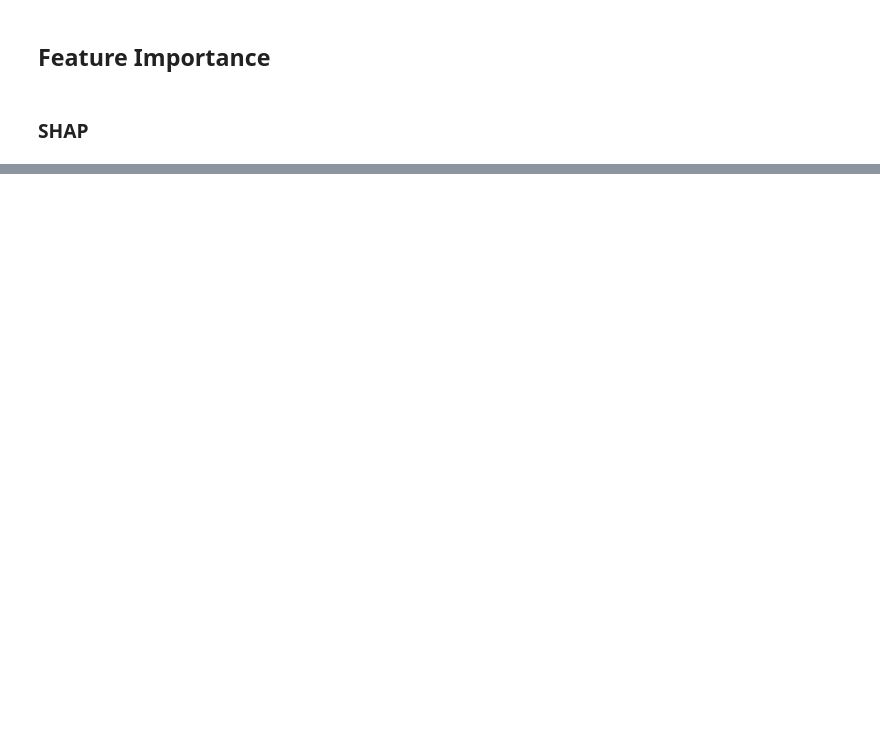
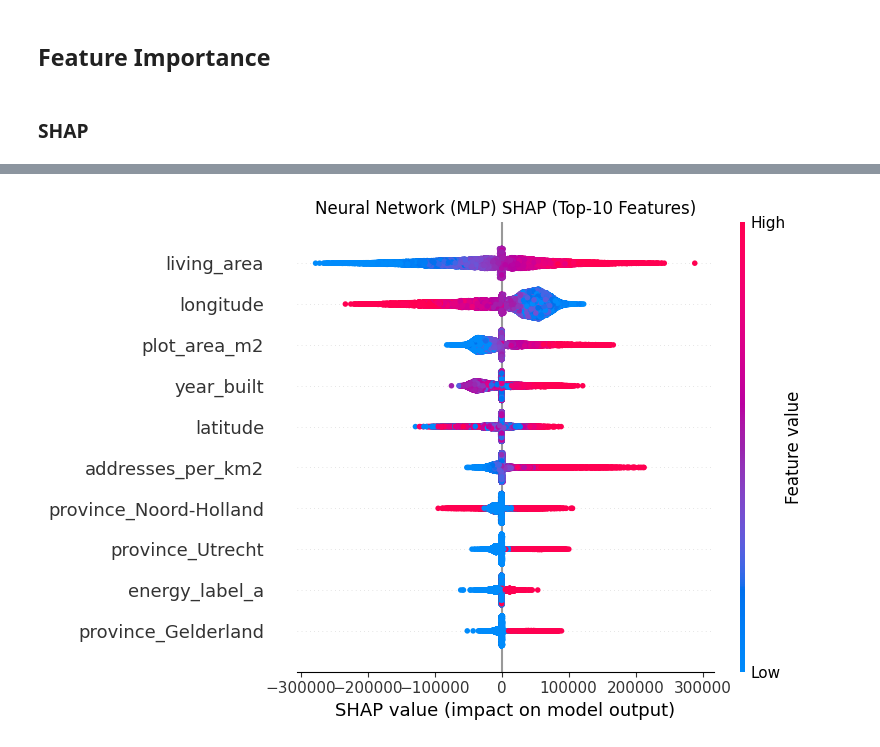
Before and after one commit to mghmm/property-ml, a Jupyter notebook: neural-network.ipynb, the cells around one changed output, grey strips where cells are left out. Saved outputs shown, nothing was run; the diff lists cells and outputs as text; code cells hidden in the pictures; blank space fills up the shorter version.

```diff
--- a/neural-network.ipynb
+++ b/neural-network.ipynb
@@ -326,0 +395,32 @@ NameError: name 'rf' is not defined
+# %%
+shap.summary_plot(
+    shap_values,
+    X_test_scaled,
+    feature_names=feature_names,
+    plot_type="dot",        # default → beeswarm
+    max_display=10,         # show top-20 features
+    show=False
+)
+
+plt.title("Neural Network (MLP) SHAP (Top-10 Features)")
+plt.savefig("./plots/nn_shap_10_new.png", dpi=300, bbox_inches='tight')
+plt.tight_layout()
+plt.show()
+
+# Print Global Feature Importance (Mean absolute SHAP values)
+mean_abs_shap = np.abs(shap_values).mean(axis=0)
+feature_importance = pd.DataFrame({
+    'Feature': X.columns,
+    'SHAP_Importance': mean_abs_shap
+})
+feature_importance = feature_importance.sort_values('SHAP_Importance', ascending=False)
+print("\nGlobal Feature Importance (Mean Absolute SHAP Values):")
+print(feature_importance)
+
+import json
+# Print top 10 features and their importance scores in JSON format
+top_10_features = {row['Feature']: row['SHAP_Importance'] for row in feature_importance.head(10).to_dict('records')}
+print("\nTop 10 Features and SHAP Values (JSON):")
+print(json.dumps(top_10_features, indent=4))
+# %% [output]
+[figure, added]
```
Also changed, not shown: parts of 11 cells of this notebook, 14 other files.
